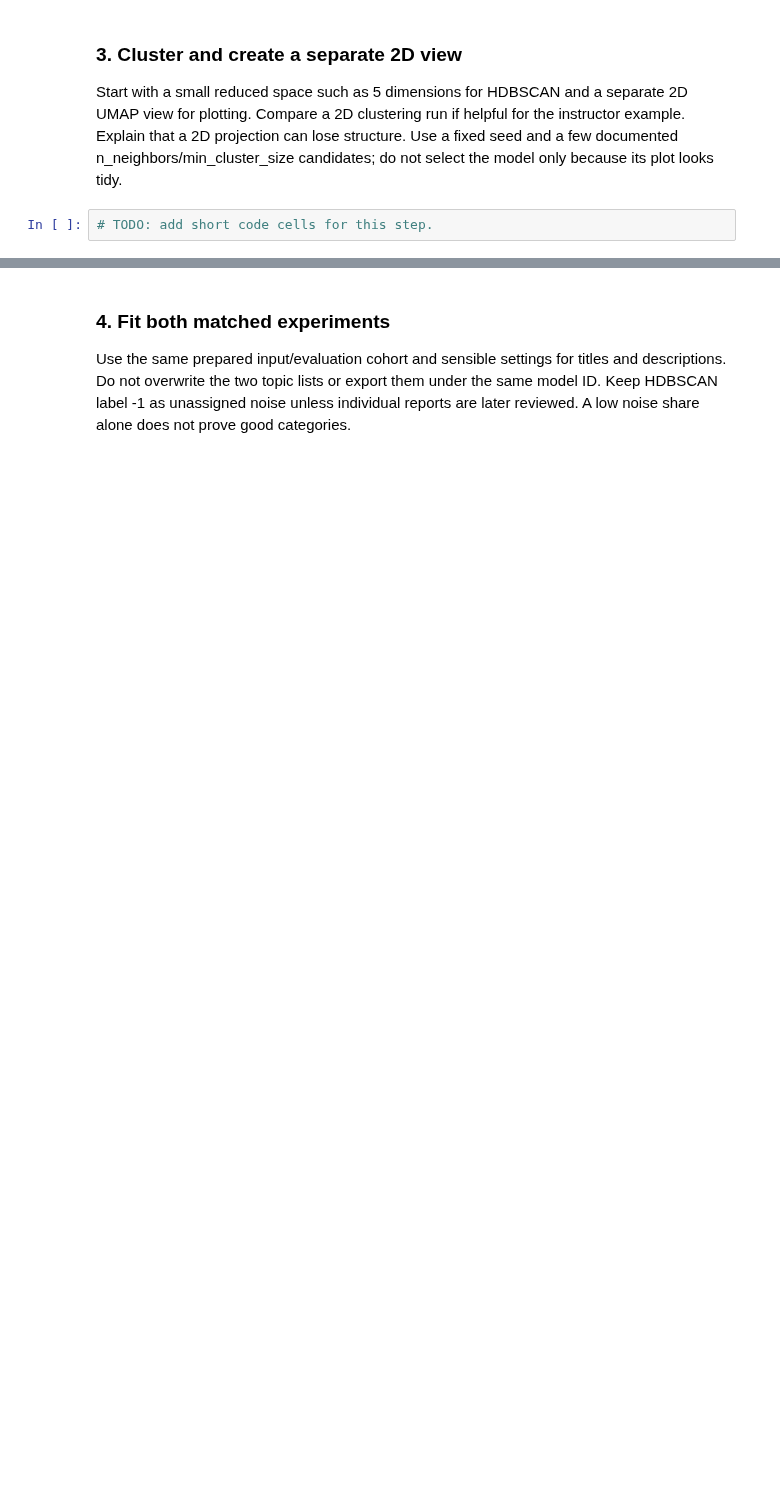
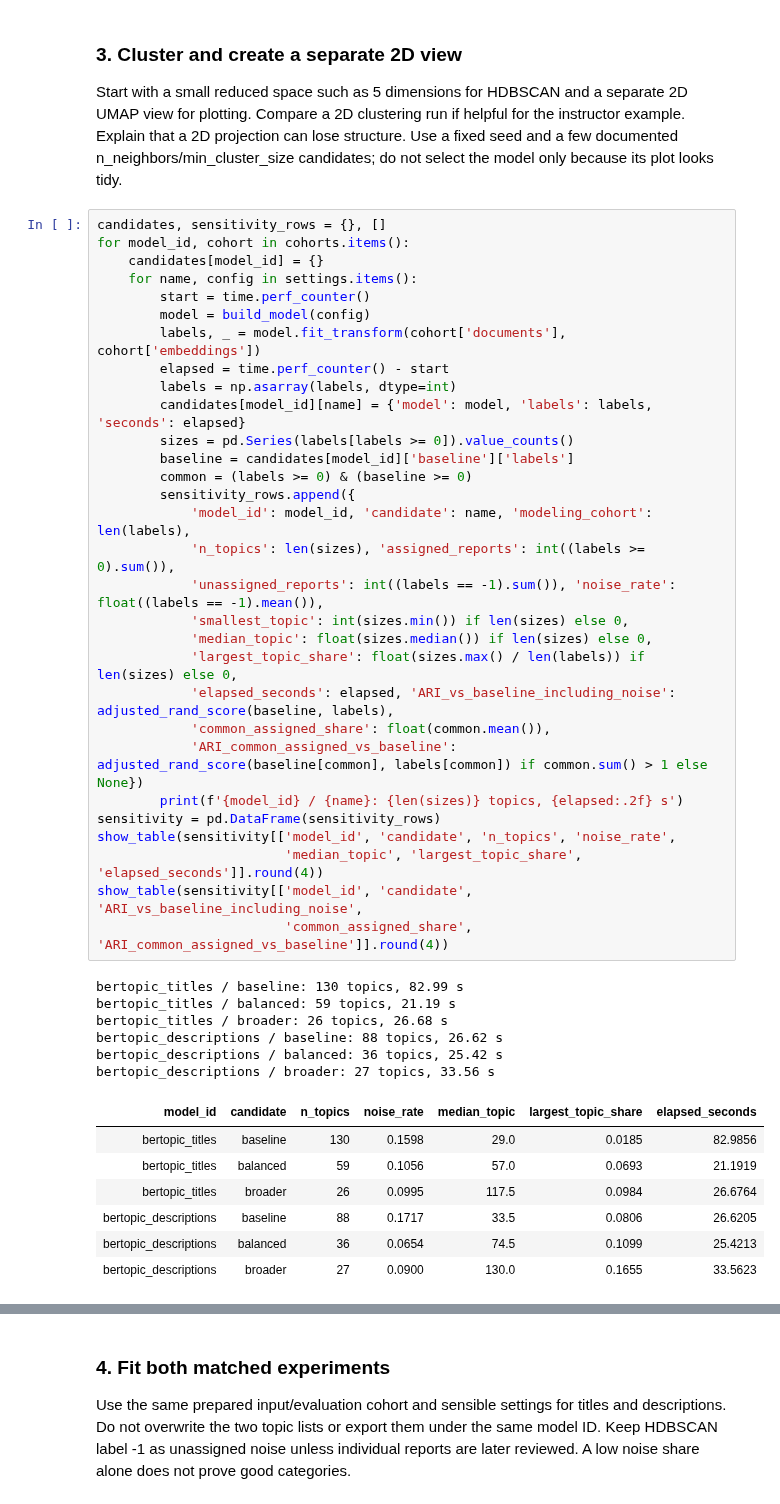
Before and after one commit to mshongwe775/bremen-crime-data-analytics, a Jupyter notebook: team_notebooks/04_embedding_topic_modeling.ipynb, the cells around one changed output, grey strips where cells are left out. Drawn from its saved outputs; the diff is of its cells as text; blank space fills up the shorter version.

```diff
--- a/team_notebooks/04_embedding_topic_modeling.ipynb
+++ b/team_notebooks/04_embedding_topic_modeling.ipynb
@@ -105,4 +271,46 @@ Use supplied embeddings → UMAP → HDBSCAN → BERTopic keyword representation
 
 Start with a small reduced space such as 5 dimensions for HDBSCAN and a separate 2D UMAP view for plotting. Compare a 2D clustering run if helpful for the instructor example. Explain that a 2D projection can lose structure. Use a fixed seed and a few documented n_neighbors/min_cluster_size candidates; do not select the model only because its plot looks tidy.
 # %%
-# TODO: add short code cells for this step.
+candidates, sensitivity_rows = {}, []
+for model_id, cohort in cohorts.items():
+    candidates[model_id] = {}
+    for name, config in settings.items():
+        start = time.perf_counter()
+        model = build_model(config)
+        labels, _ = model.fit_transform(cohort['documents'], cohort['embeddings'])
+        elapsed = time.perf_counter() - start
+        labels = np.asarray(labels, dtype=int)
+        candidates[model_id][name] = {'model': model, 'labels': labels, 'seconds': elapsed}
+        sizes = pd.Series(labels[labels >= 0]).value_counts()
+        baseline = candidates[model_id]['baseline']['labels']
+        common = (labels >= 0) & (baseline >= 0)
+        sensitivity_rows.append({
+            'model_id': model_id, 'candidate': name, 'modeling_cohort': len(labels),
+            'n_topics': len(sizes), 'assigned_reports': int((labels >= 0).sum()),
+            'unassigned_reports': int((labels == -1).sum()), 'noise_rate': float((labels == -1).mean()),
+            'smallest_topic': int(sizes.min()) if len(sizes) else 0,
+            'median_topic': float(sizes.median()) if len(sizes) else 0,
+            'largest_topic_share': float(sizes.max() / len(labels)) if len(sizes) else 0,
+            'elapsed_seconds': elapsed, 'ARI_vs_baseline_including_noise': adjusted_rand_score(baseline, labels),
+            'common_assigned_share': float(common.mean()),
+            'ARI_common_assigned_vs_baseline': adjusted_rand_score(baseline[common], labels[common]) if common.sum() > 1 else None})
+        print(f'{model_id} / {name}: {len(sizes)} topics, {elapsed:.2f} s')
+sensitivity = pd.DataFrame(sensitivity_rows)
+show_table(sensitivity[['model_id', 'candidate', 'n_topics', 'noise_rate',
+                        'median_topic', 'largest_topic_share', 'elapsed_seconds']].round(4))
+show_table(sensitivity[['model_id', 'candidate', 'ARI_vs_baseline_including_noise',
+                        'common_assigned_share', 'ARI_common_assigned_vs_baseline']].round(4))
+# %% [output]
+bertopic_titles / baseline: 130 topics, 82.99 s
+bertopic_titles / balanced: 59 topics, 21.19 s
+bertopic_titles / broader: 26 topics, 26.68 s
+bertopic_descriptions / baseline: 88 topics, 26.62 s
+bertopic_descriptions / balanced: 36 topics, 25.42 s
+bertopic_descriptions / broader: 27 topics, 33.56 s
+| model_id | candidate | n_topics | noise_rate | median_topic | largest_topic_share | elapsed_seconds |
+| bertopic_titles | baseline | 130 | 0.1598 | 29.0 | 0.0185 | 82.9856 |
+| bertopic_titles | balanced | 59 | 0.1056 | 57.0 | 0.0693 | 21.1919 |
+| bertopic_titles | broader | 26 | 0.0995 | 117.5 | 0.0984 | 26.6764 |
+| bertopic_descriptions | baseline | 88 | 0.1717 | 33.5 | 0.0806 | 26.6205 |
+| bertopic_descriptions | balanced | 36 | 0.0654 | 74.5 | 0.1099 | 25.4213 |
+| bertopic_descriptions | broader | 27 | 0.0900 | 130.0 | 0.1655 | 33.5623 |
```
Also changed, not shown: parts of 28 cells of this notebook, 14 other files.
